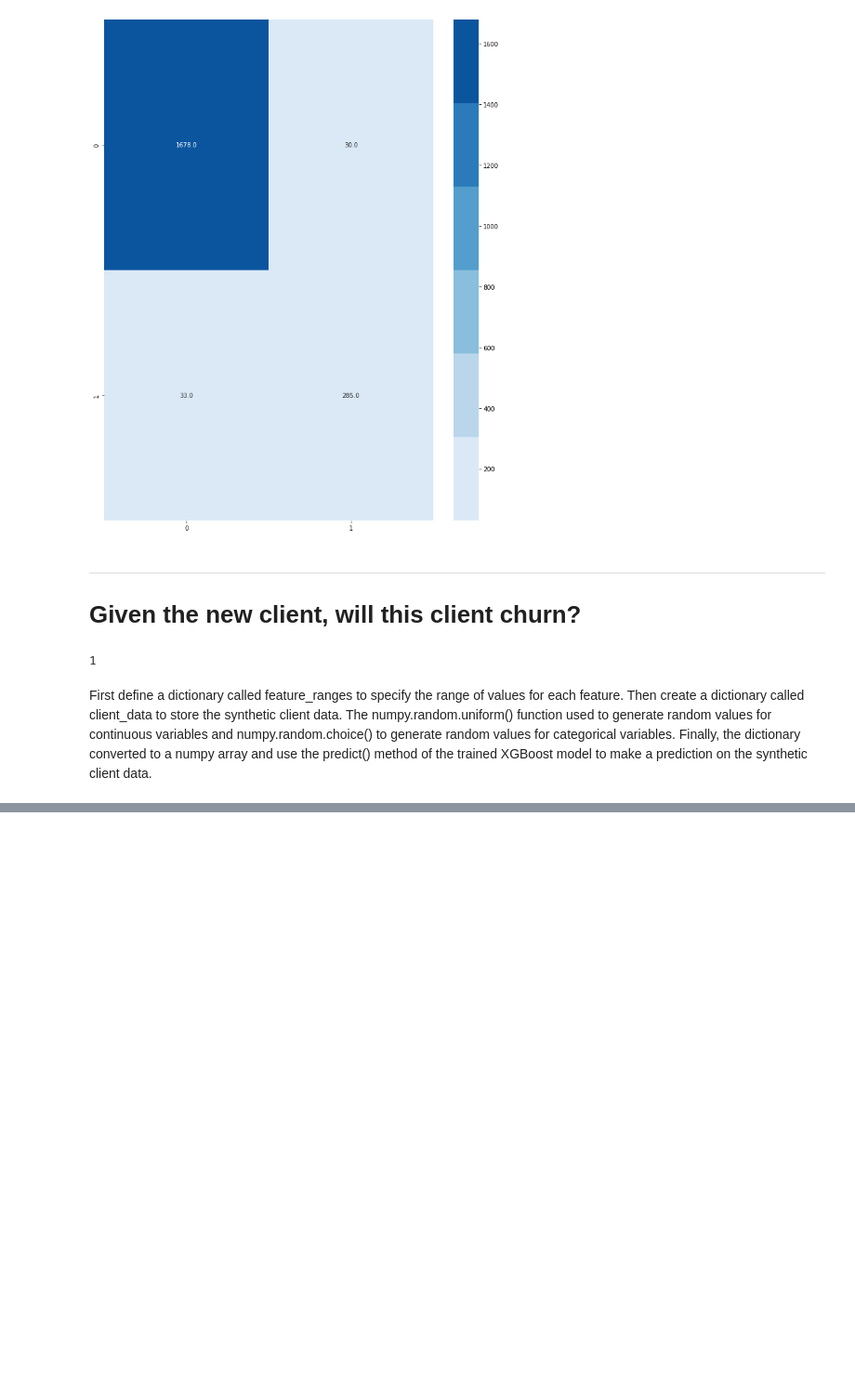
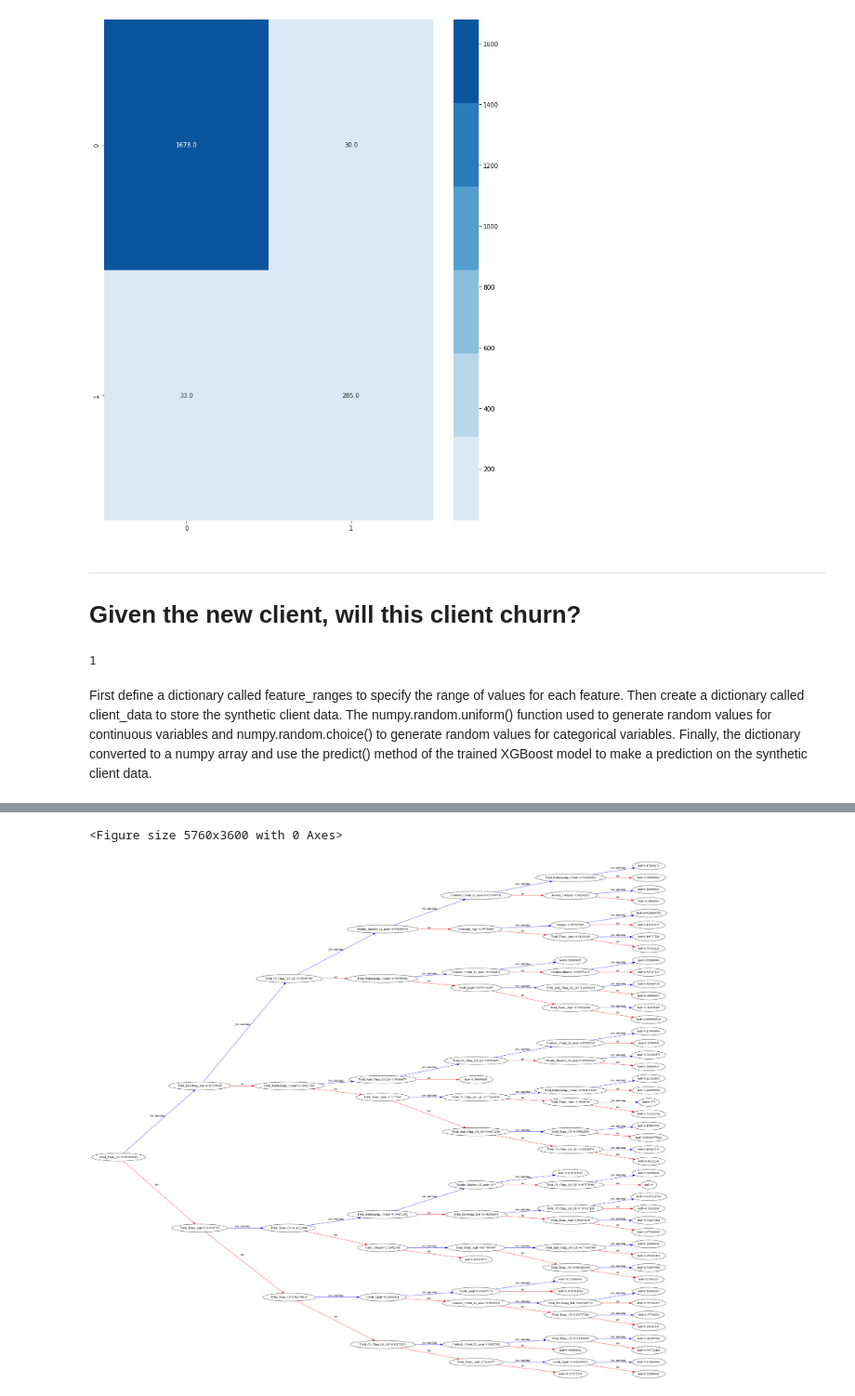
Before and after one commit to melisnv/churn-ml-capstone-project, a Jupyter notebook: machine_learning_modeling.ipynb, the cells around one changed output, grey strips where cells are left out. Shown at 93% size. Cells and saved outputs as stored; diff of their text form; code cells hidden in the pictures; blank space fills up the shorter version.

```diff
--- a/machine_learning_modeling.ipynb
+++ b/machine_learning_modeling.ipynb
@@ -216,0 +344,9 @@ clients
+# %%
+from matplotlib.pylab import rcParams
+rcParams['figure.figsize'] = 80,50
+plt.savefig("xgb_tree2.png", dpi=300);
+#plot_tree(xgbmodel, num_trees=0);
+plot_tree(xgbmodel.get_booster(), num_trees=0, rankdir='LR');
+# %% [output]
+<Figure size 5760x3600 with 0 Axes>
+[figure, added]
```
Also changed, not shown: parts of 12 cells of this notebook, 1 other file.
